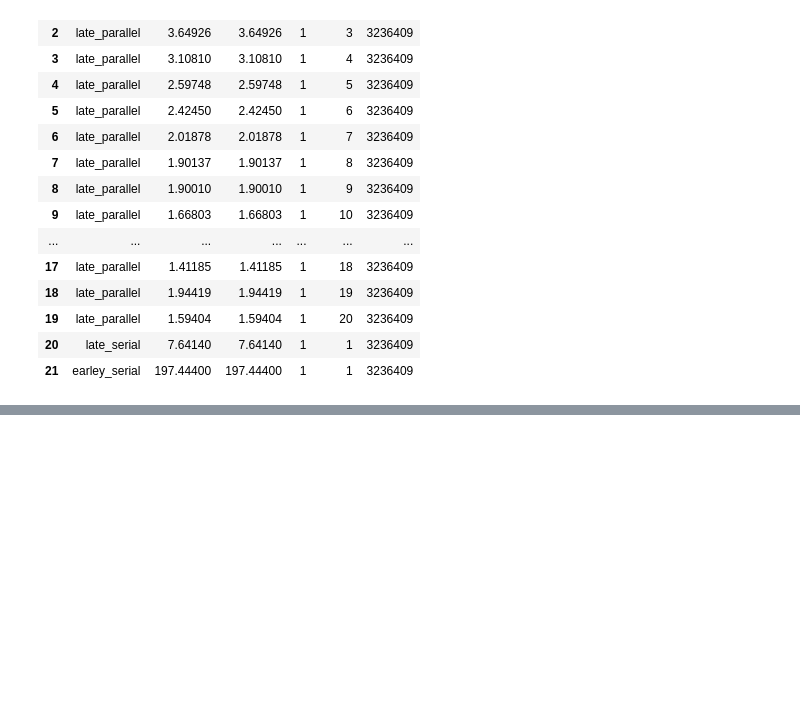
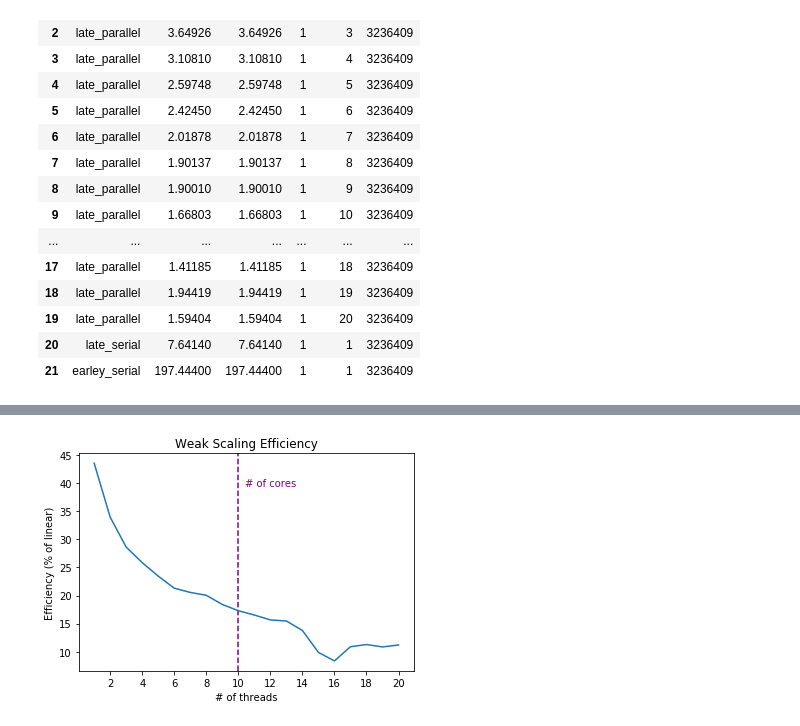
Before and after one commit to jfeser/earley, a Jupyter notebook: Analysis.ipynb, the cells around one changed output, grey strips where cells are left out. Saved outputs shown, nothing was run; the diff lists cells and outputs as text; code cells hidden in the pictures; blank space fills up the shorter version.

```diff
--- a/Analysis.ipynb
+++ b/Analysis.ipynb
@@ -176,0 +175,30 @@ speedup_plot(cgw_df, '../earley_paper/figures/cgw_scaling.png')
+# %%
+arith_weak_df = pd.read_csv('results/arith-weak-scaling.csv')
+java_weak_df = pd.read_csv('results/java-weak-scaling.csv')
+cgw_weak_df = pd.read_csv('results/cgw-weak-scaling.csv')
+# %%
+def weak_scaling_plot(df, out_fn):
+    lserial = min(df[df['name'] == 'late_serial']['avg_time'])
+    num_threads = df[df['name'] == 'late_parallel']['threads'].as_matrix()
+    avg_time = df[df['name'] == 'late_parallel']['avg_time'].as_matrix()
+
+    fig, ax1 = plt.subplots()
+    ax1.set_title('Weak Scaling Efficiency')
+
+    ax1.set_ylabel('Efficiency (% of linear)')
+    ax1.set_xlabel('# of threads')
+    ax1.set_xticks(np.arange(2, 22, 2))
+
+    ax1.axvline(10, linestyle='dashed', color='purple')
+    ax1.annotate('# of cores', (10.4, 0.8), xycoords=('data', 'figure fraction'), color='purple')
+
+    ax1.plot(num_threads, lserial / avg_time * 100)
+
+    fig.canvas.draw()
+
+    plt.savefig(out_fn, dpi=300)
+    plt.show()
+# %%
+weak_scaling_plot(arith_weak_df, '../earley_paper/figures/arith-weak-scaling.png')
+# %% [output]
+[figure, added]
```
Also changed, not shown: parts of 7 cells of this notebook.
